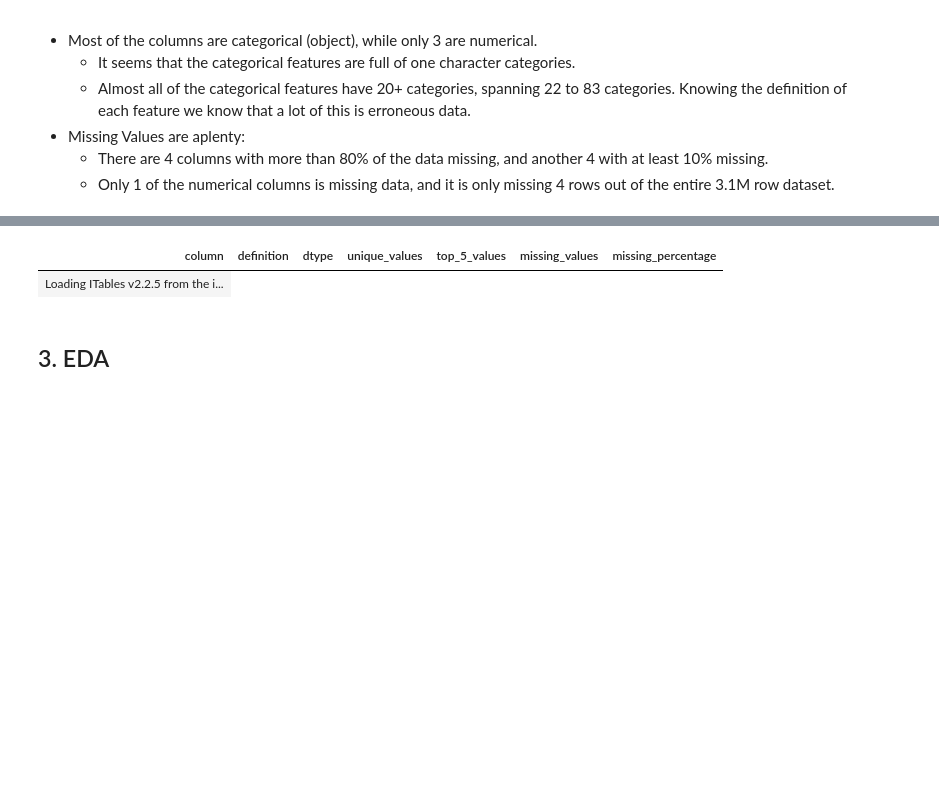
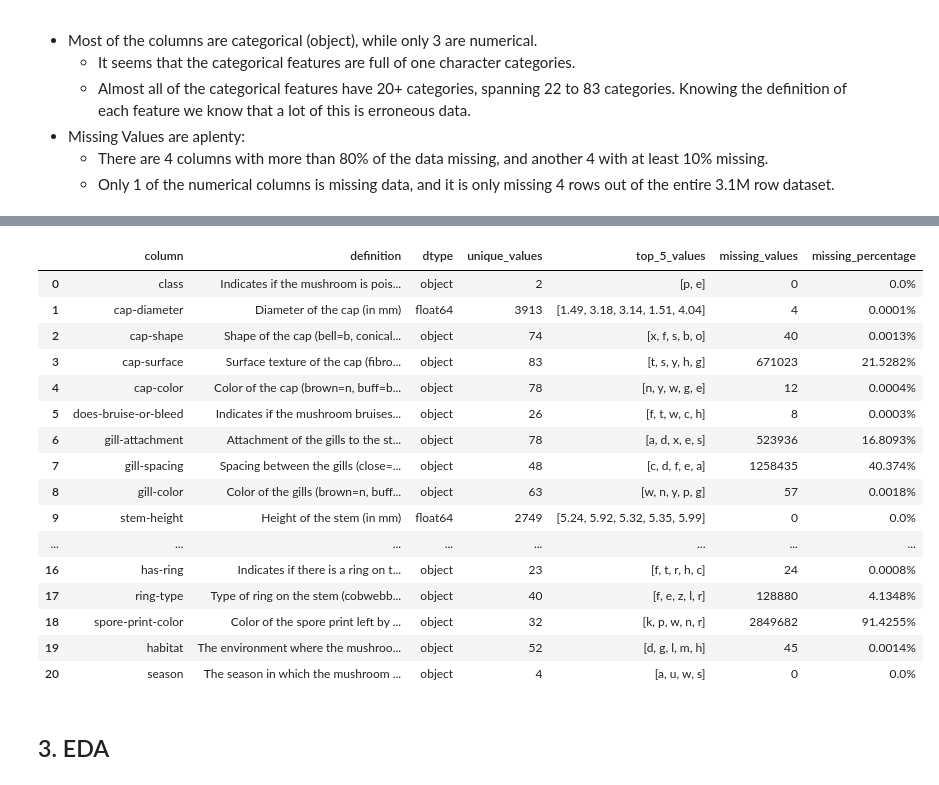
Before and after one commit to nmartin812/projects, a Jupyter notebook: Binary Prediction of Poisonous Mushrooms.ipynb, the cells around one changed output, grey strips where cells are left out. Saved outputs shown, nothing was run; the diff lists cells and outputs as text; code cells hidden in the pictures; blank space fills up the shorter version.

```diff
--- a/Binary Prediction of Poisonous Mushrooms.ipynb
+++ b/Binary Prediction of Poisonous Mushrooms.ipynb
@@ -73,31 +68,39 @@ col_definitions = pd.read_csv("Column Definition.txt", delimiter="\t").rename(co
 # %%
 def status(df):
     return pd.DataFrame({
         'column': df.columns,
         'dtype': df.dtypes.values,
         'unique_values': df.nunique().values,
         'top_5_values': [df[col].value_counts().index[:5].tolist() for col in df.columns],
         'missing_values': df.isnull().sum().values,
         'missing_percentage': df.isnull().mean().mul(100).round(4).astype(str) + '%' ,
     })
 
 train_status = status(train)
 train_status = pd.merge(train_status, col_definitions, on='column', how='left')
 columns_order = ['column', 'definition'] + [col for col in train_status.columns if col not in ['column', 'definition']]
 train_status = train_status[columns_order]
 
 train_status = train_status.reset_index(drop=True)
-show(train_status,
-     layout={"topStart": None,
-             "topEnd": None,
-             "bottomStart": None,
-             "bottomEnd": None},
-     classes="display wrap compact",
-     columnDefs=[{"width": "500px", "targets": [1]}],
-     paging=False)
+train_status
 # %% [output]
-| column | definition | dtype | unique_values | top_5_values | missing_values | missing_percentage |
-| Loading ITables v2.2.5 from the i... |
+|  | column | definition | dtype | unique_values | top_5_values | missing_values | missing_percentage |
+| 0 | class | Indicates if the mushroom is pois... | object | 2 | [p, e] | 0 | 0.0% |
+| 1 | cap-diameter | Diameter of the cap (in mm) | float64 | 3913 | [1.49, 3.18, 3.14, 1.51, 4.04] | 4 | 0.0001% |
+| 2 | cap-shape | Shape of the cap (bell=b, conical... | object | 74 | [x, f, s, b, o] | 40 | 0.0013% |
+| 3 | cap-surface | Surface texture of the cap (fibro... | object | 83 | [t, s, y, h, g] | 671023 | 21.5282% |
+| 4 | cap-color | Color of the cap (brown=n, buff=b... | object | 78 | [n, y, w, g, e] | 12 | 0.0004% |
+| 5 | does-bruise-or-bleed | Indicates if the mushroom bruises... | object | 26 | [f, t, w, c, h] | 8 | 0.0003% |
+| 6 | gill-attachment | Attachment of the gills to the st... | object | 78 | [a, d, x, e, s] | 523936 | 16.8093% |
+| 7 | gill-spacing | Spacing between the gills (close=... | object | 48 | [c, d, f, e, a] | 1258435 | 40.374% |
+| 8 | gill-color | Color of the gills (brown=n, buff... | object | 63 | [w, n, y, p, g] | 57 | 0.0018% |
+| 9 | stem-height | Height of the stem (in mm) | float64 | 2749 | [5.24, 5.92, 5.32, 5.35, 5.99] | 0 | 0.0% |
+| ... | ... | ... | ... | ... | ... | ... | ... |
+| 16 | has-ring | Indicates if there is a ring on t... | object | 23 | [f, t, r, h, c] | 24 | 0.0008% |
+| 17 | ring-type | Type of ring on the stem (cobwebb... | object | 40 | [f, e, z, l, r] | 128880 | 4.1348% |
+| 18 | spore-print-color | Color of the spore print left by ... | object | 32 | [k, p, w, n, r] | 2849682 | 91.4255% |
+| 19 | habitat | The environment where the mushroo... | object | 52 | [d, g, l, m, h] | 45 | 0.0014% |
+| 20 | season | The season in which the mushroom ... | object | 4 | [a, u, w, s] | 0 | 0.0% |
 # %% [markdown]
 ## 3. EDA
 # %% [markdown]
```
Also changed, not shown: parts of 1 cell of this notebook.
